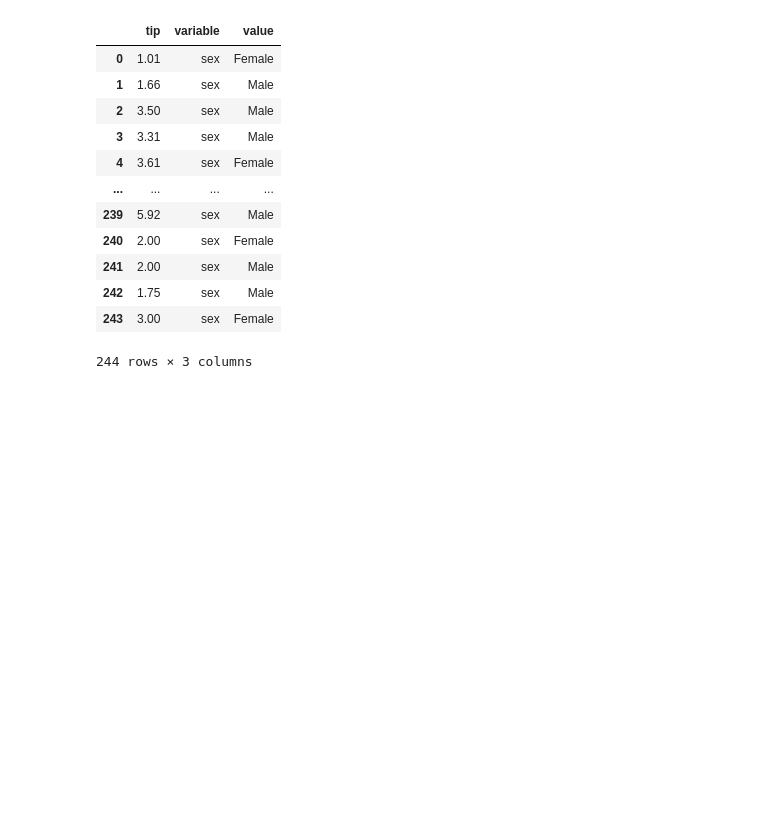
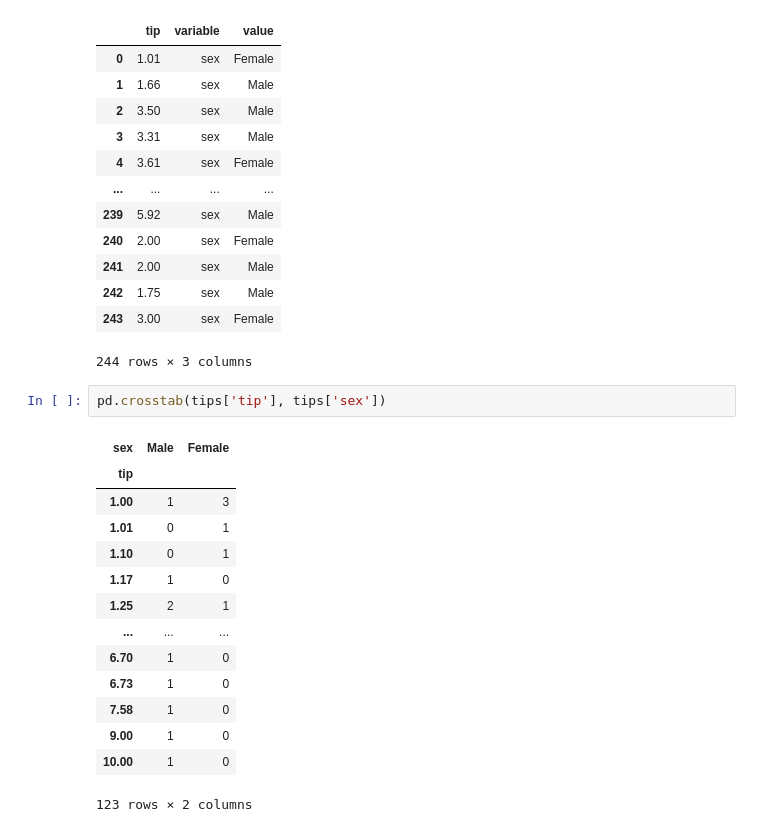
Before and after one commit to gsdavis1959/Python, a Jupyter notebook: PandasTableTransformations.ipynb, the cells around one changed output. Cells and saved outputs as stored; diff of their text form; blank space fills up the shorter version.

```diff
--- a/PandasTableTransformations.ipynb
+++ b/PandasTableTransformations.ipynb
@@ -94,3 +94,20 @@ tips.melt(id_vars = 'tip', value_vars = 'sex')
 | 242 | 1.75 | sex | Male |
 | 243 | 3.00 | sex | Female |
 244 rows × 3 columns
+# %%
+pd.crosstab(tips['tip'], tips['sex'])
+# %% [output]
+| sex | Male | Female |
+| tip |  |  |
+| 1.00 | 1 | 3 |
+| 1.01 | 0 | 1 |
+| 1.10 | 0 | 1 |
+| 1.17 | 1 | 0 |
+| 1.25 | 2 | 1 |
+| ... | ... | ... |
+| 6.70 | 1 | 0 |
+| 6.73 | 1 | 0 |
+| 7.58 | 1 | 0 |
+| 9.00 | 1 | 0 |
+| 10.00 | 1 | 0 |
+123 rows × 2 columns
```
Also changed, not shown: parts of 5 cells of this notebook.
